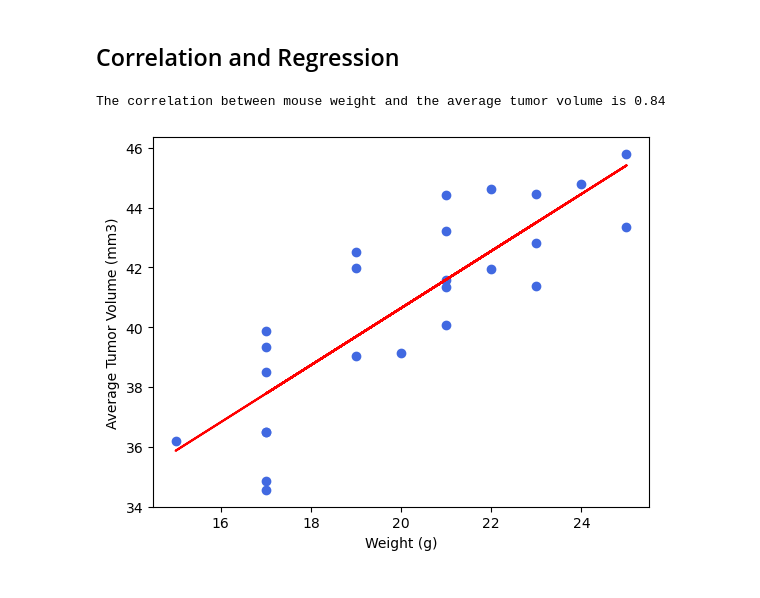
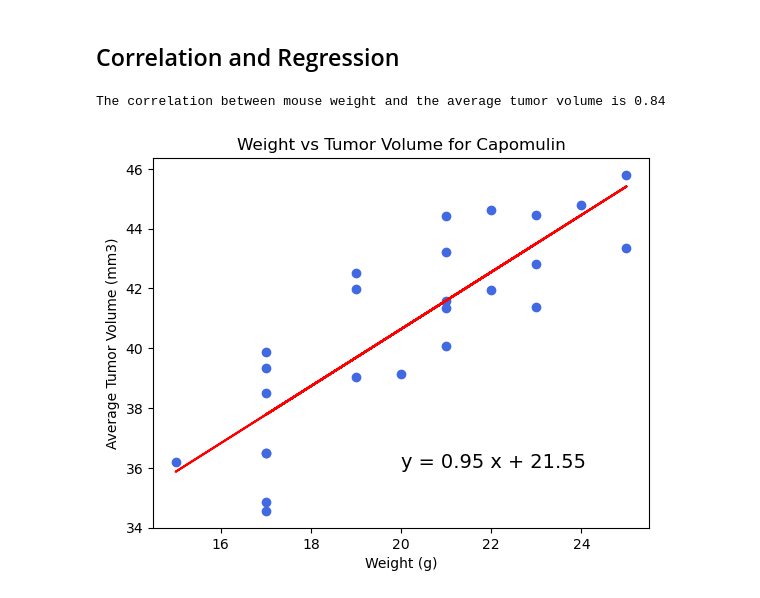
Before and after one commit to alejandro-davila/Python_Matplotlib_Visualization, a Jupyter notebook: Pymaceuticals/pymaceuticals_starter.ipynb, the cells around one changed output. Drawn from its saved outputs; the diff is of its cells as text; code cells hidden in the pictures.

```diff
--- a/Pymaceuticals/pymaceuticals_starter.ipynb
+++ b/Pymaceuticals/pymaceuticals_starter.ipynb
@@ -379,16 +378,22 @@ plt.show()
 # %%
 # Calculate the correlation coefficient and a linear regression model
 # for mouse weight and average observed tumor volume for the entire Capomulin regimen
 correlation = st.pearsonr(avg_capm_vol['Weight (g)'],avg_capm_vol['Tumor Volume (mm3)'])
 print(f"The correlation between mouse weight and the average tumor volume is {round(correlation[0],2)}")
 
+
+(slope, intercept,rvalue, pvalue, stderr)=st.linregress(avg_capm_vol["Weight (g)"],avg_capm_vol["Tumor Volume (mm3)"])
+regress_values=avg_capm_vol["Weight (g)"]* slope + intercept
+line_eq= f"y = {round(slope, 2)} x + {round(intercept, 2)}"
+
+
 plt.scatter(avg_capm_vol["Weight (g)"],avg_capm_vol["Tumor Volume (mm3)"],color='royalblue')
-plt.plot(avg_capm_vol["Weight (g)"], regress_values, color='red')
+plt.plot(avg_capm_vol["Weight (g)"],regress_values, color='red')
+plt.annotate(line_eq,(20,36), fontsize=14)
 plt.xlabel("Weight (g)")
 plt.ylabel("Average Tumor Volume (mm3)")
-
-
+plt.title("Weight vs Tumor Volume for Capomulin")
 plt.show()
 # %% [output]
 The correlation between mouse weight and the average tumor volume is 0.84
-[figure, old version]
+[figure, new version]
```
Also changed, not shown: parts of 1 cell of this notebook.
